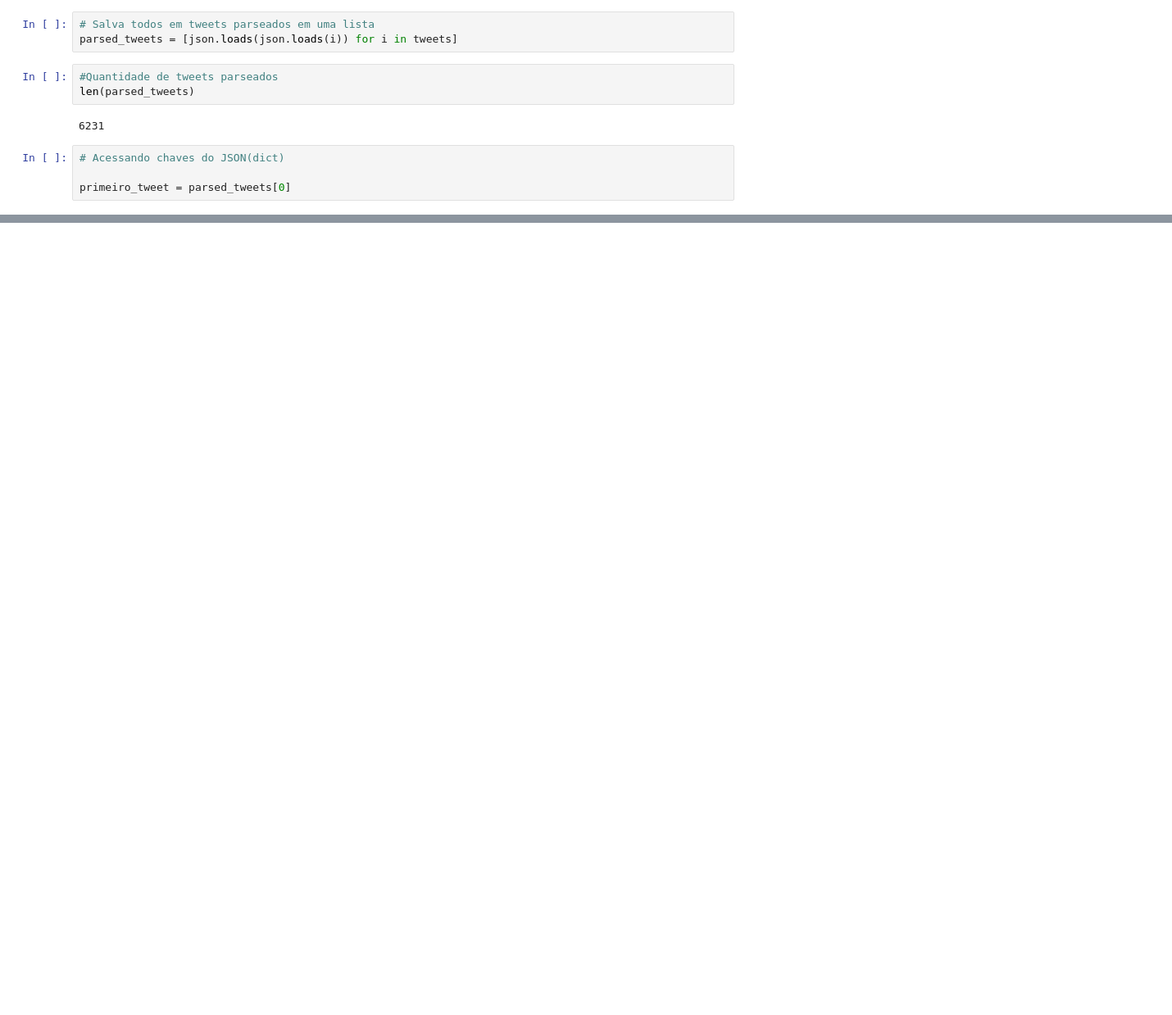
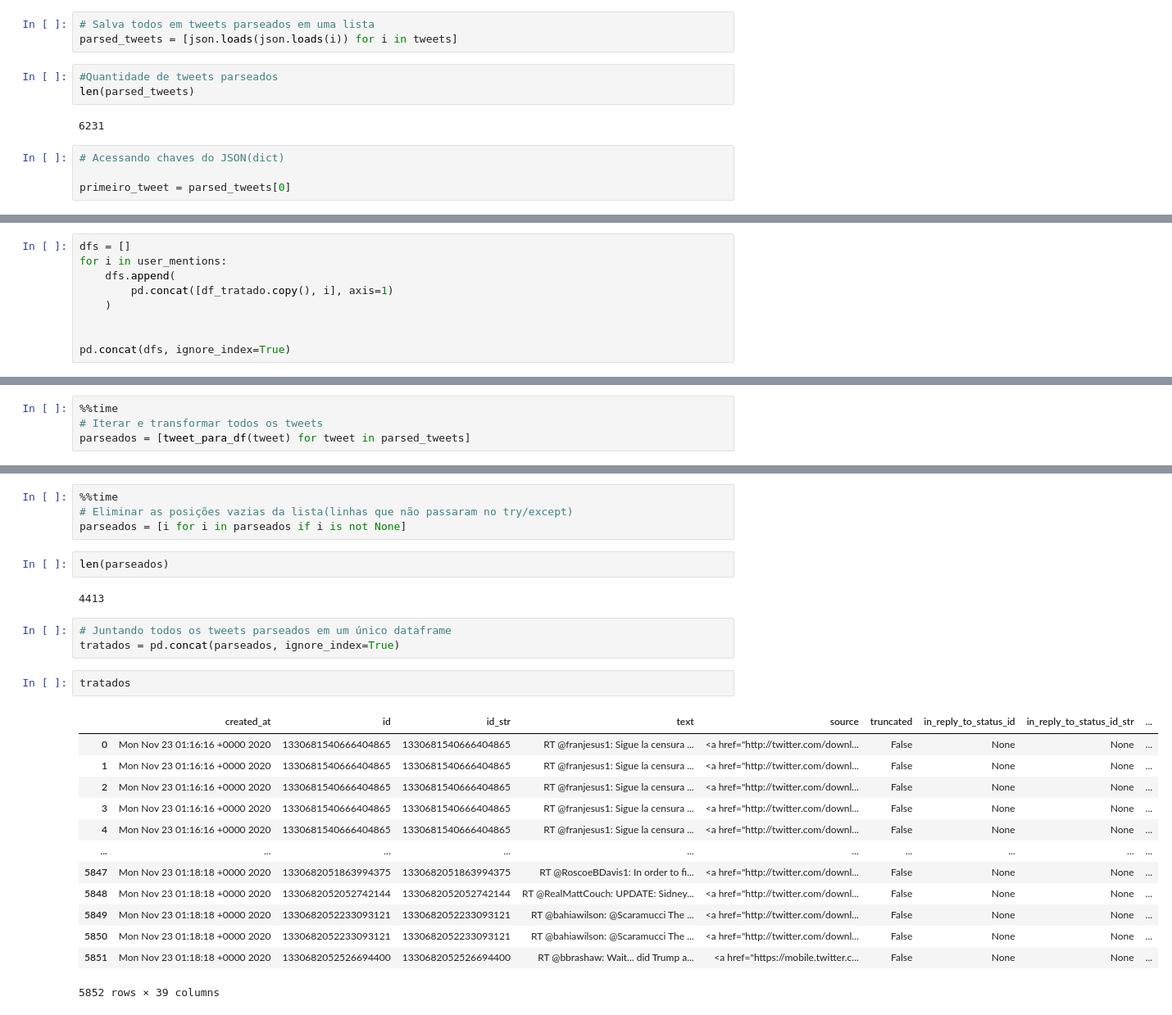
Before and after one commit to diegorech/twitter_crawler, a Jupyter notebook: analyze.ipynb, the cells around one changed output, grey strips where cells are left out. Shown at 82% size. Saved outputs shown, nothing was run; the diff lists cells and outputs as text; blank space fills up the shorter version.

```diff
--- a/analyze.ipynb
+++ b/analyze.ipynb
@@ -33,0 +152,9 @@ dict_keys(['created_at', 'id', 'id_str', 'text', 'source', 'truncated', 'in_repl
+# %%
+dfs = []
+for i in user_mentions:
+    dfs.append(
+        pd.concat([df_tratado.copy(), i], axis=1)
+    )
+
+
+pd.concat(dfs, ignore_index=True)
@@ -33,0 +224,4 @@ dict_keys(['created_at', 'id', 'id_str', 'text', 'source', 'truncated', 'in_repl
+# %%
+%%time
+# Iterar e transformar todos os tweets
+parseados = [tweet_para_df(tweet) for tweet in parsed_tweets]
@@ -33,0 +243,27 @@ dict_keys(['created_at', 'id', 'id_str', 'text', 'source', 'truncated', 'in_repl
+# %%
+%%time
+# Eliminar as posições vazias da lista(linhas que não passaram no try/except)
+parseados = [i for i in parseados if i is not None]
+# %%
+len(parseados)
+# %% [output]
+4413
+# %%
+# Juntando todos os tweets parseados em um único dataframe
+tratados = pd.concat(parseados, ignore_index=True)
+# %%
+tratados
+# %% [output]
+|  | created_at | id | id_str | text | source | truncated | in_reply_to_status_id | in_reply_to_status_id_str | ... |
+| 0 | Mon Nov 23 01:16:16 +0000 2020 | 1330681540666404865 | 1330681540666404865 | RT @franjesus1: Sigue la censura ... | <a href="http://twitter.com/downl... | False | None | None | ... |
+| 1 | Mon Nov 23 01:16:16 +0000 2020 | 1330681540666404865 | 1330681540666404865 | RT @franjesus1: Sigue la censura ... | <a href="http://twitter.com/downl... | False | None | None | ... |
+| 2 | Mon Nov 23 01:16:16 +0000 2020 | 1330681540666404865 | 1330681540666404865 | RT @franjesus1: Sigue la censura ... | <a href="http://twitter.com/downl... | False | None | None | ... |
+| 3 | Mon Nov 23 01:16:16 +0000 2020 | 1330681540666404865 | 1330681540666404865 | RT @franjesus1: Sigue la censura ... | <a href="http://twitter.com/downl... | False | None | None | ... |
+| 4 | Mon Nov 23 01:16:16 +0000 2020 | 1330681540666404865 | 1330681540666404865 | RT @franjesus1: Sigue la censura ... | <a href="http://twitter.com/downl... | False | None | None | ... |
+| ... | ... | ... | ... | ... | ... | ... | ... | ... | ... |
+| 5847 | Mon Nov 23 01:18:18 +0000 2020 | 1330682051863994375 | 1330682051863994375 | RT @RoscoeBDavis1: In order to fi... | <a href="http://twitter.com/downl... | False | None | None | ... |
+| 5848 | Mon Nov 23 01:18:18 +0000 2020 | 1330682052052742144 | 1330682052052742144 | RT @RealMattCouch: UPDATE: Sidney... | <a href="http://twitter.com/downl... | False | None | None | ... |
+| 5849 | Mon Nov 23 01:18:18 +0000 2020 | 1330682052233093121 | 1330682052233093121 | RT @bahiawilson: @Scaramucci The ... | <a href="http://twitter.com/downl... | False | None | None | ... |
+| 5850 | Mon Nov 23 01:18:18 +0000 2020 | 1330682052233093121 | 1330682052233093121 | RT @bahiawilson: @Scaramucci The ... | <a href="http://twitter.com/downl... | False | None | None | ... |
+| 5851 | Mon Nov 23 01:18:18 +0000 2020 | 1330682052526694400 | 1330682052526694400 | RT @bbrashaw: Wait... did Trump a... | <a href="https://mobile.twitter.c... | False | None | None | ... |
+5852 rows × 39 columns
```
Also changed, not shown: parts of 25 cells of this notebook.
